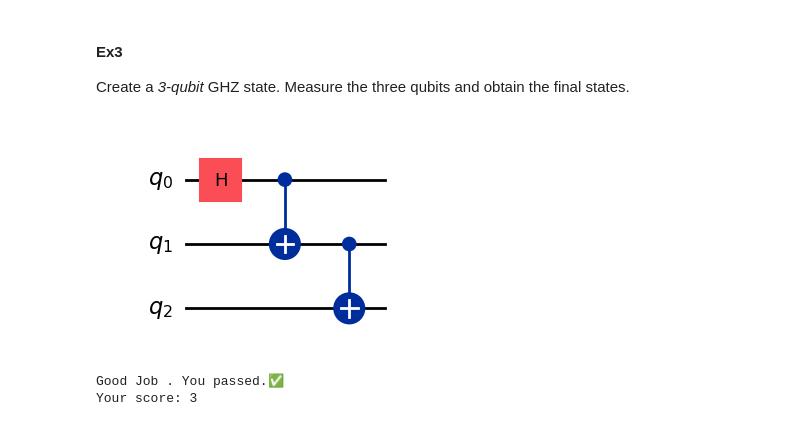
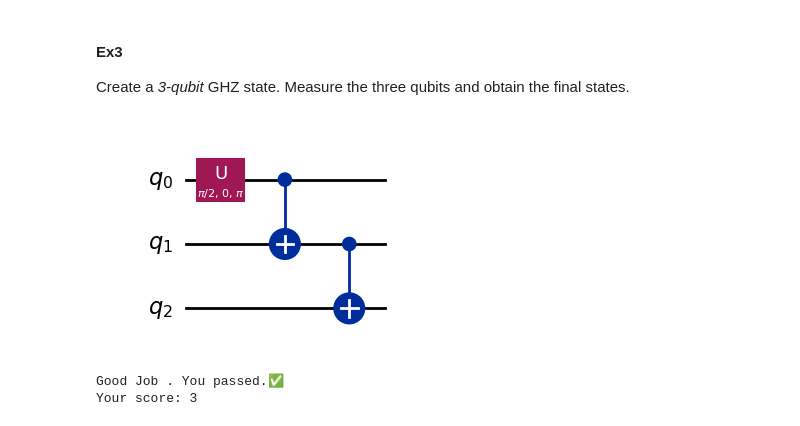
Before and after one commit to Mathwizard1/QTC-Quantum-circuit-Challenge, a Jupyter notebook: QCC_1.ipynb, the cells around one changed output. Cells and saved outputs as stored; diff of their text form; code cells hidden in the pictures.

```diff
--- a/QCC_1.ipynb
+++ b/QCC_1.ipynb
@@ -93,19 +90,18 @@ Create a *3-qubit* GHZ state. Measure the three qubits and obtain the final stat
 # %%
 num_qubits = 3      ### your code goes here ###
 qc_2 = QuantumCircuit(num_qubits)
 
 def GHZ_state(qc):
     ### your code here ###
-    qc.h(0)
+    qc.u(np.pi/2, 0, np.pi, 0)
     qc.cx(0,1)
     qc.cx(1,2)
-
     ### ### ### ###
 
 GHZ_state(qc_2)
 qc_2.draw('mpl')
 # %% [output]
-[figure, old version]
+[figure, new version]
 # %%
 grader.Ex3(qc_2)
 # %% [output]
```
Also changed, not shown: parts of 8 cells of this notebook, 2 other files.
